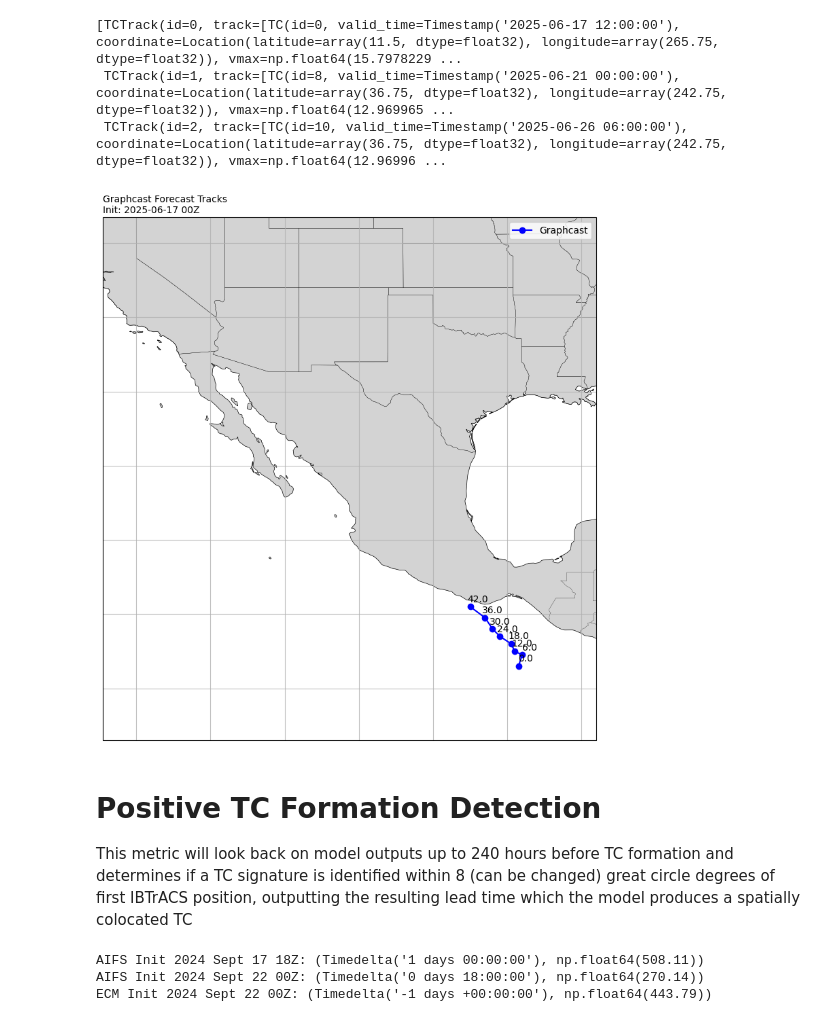
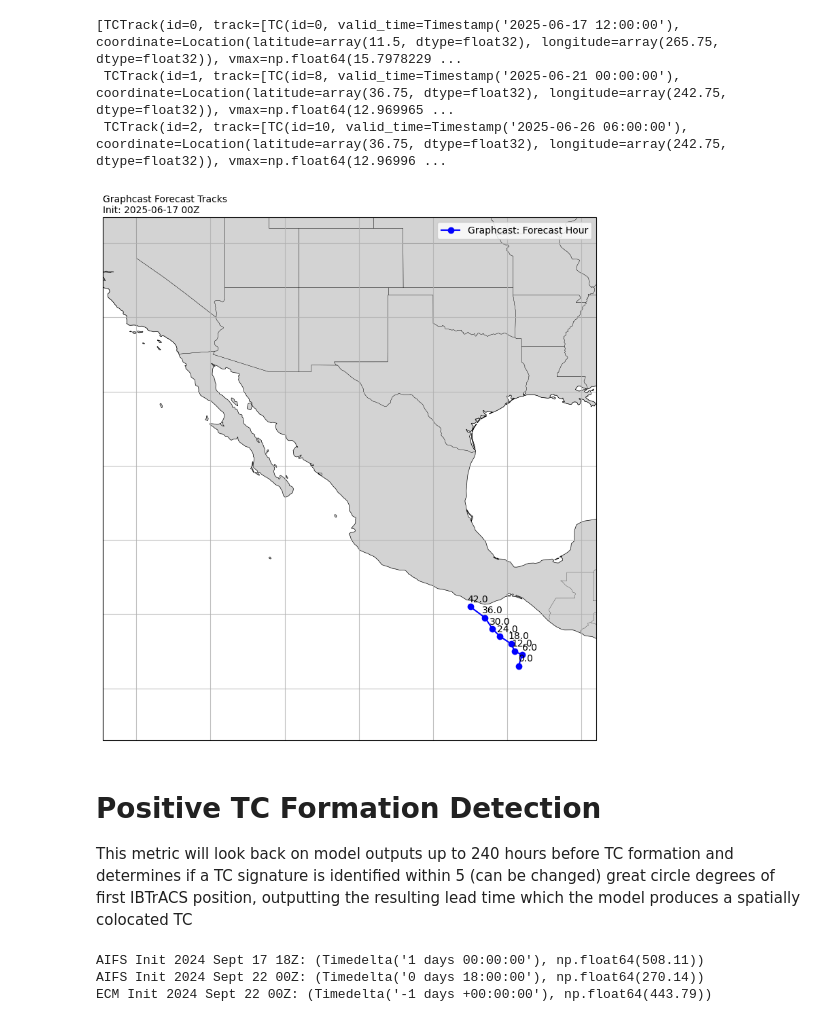
Before and after one commit to brightbandtech/ExtremeWeatherBench, a Jupyter notebook: dev/tropical_cyclone_basic.ipynb, the cells around one changed output. Cells and saved outputs as stored; diff of their text form; code cells hidden in the pictures.

Commit message:
updated MWE notebooks with computed metrics

```diff
--- a/dev/tropical_cyclone_basic.ipynb
+++ b/dev/tropical_cyclone_basic.ipynb
@@ -725,28 +725,28 @@ grap_tctracks
 # %%
 fig = plt.figure(figsize=(15, 10))
 ax = plt.axes(projection=ccrs.PlateCarree())
 # Add map features
 ax.add_feature(cfeature.BORDERS,linewidth=0.2)
 ax.gridlines(alpha=0.8)
 ax.add_feature(cfeature.STATES,linewidth=0.2)
 
 ax.add_feature(cfeature.LAND,facecolor='lightgray',edgecolor='k',linewidth=0.5)
 
 lons = [n.coordinate.longitude for grap_tctrack in grap_tctracks for n in grap_tctrack.track]
 lats = [n.coordinate.latitude for grap_tctrack in grap_tctracks for n in grap_tctrack.track]
 ax.set_extent([np.min(lons)-5,np.max(lons)+5, np.min(lats)-5, np.max(lats)+5], crs=ccrs.PlateCarree())
 
 # Plot first point of ERA5 track with larger marker and annotation
-[n.plot(ax=ax,transform=ccrs.PlateCarree(),label='Graphcast',color='b',marker='o') for n in grap_tctracks[0:1]]
+[n.plot(ax=ax,transform=ccrs.PlateCarree(),label='Graphcast: Forecast Hour',color='b',marker='o') for n in grap_tctracks[0:1]]
 [ax.annotate((n.valid_time - pd.Timestamp('2025-06-17 12:00:00')).total_seconds()/3600, xy=(n.coordinate.longitude+2, n.coordinate.latitude+2), xytext=(n.coordinate.longitude+0.5, n.coordinate.latitude+0.5), fontsize=10, ha='center', va='center') for n in grap_tctracks[0].track]
 ax.legend()
 ax.set_title('Graphcast Forecast Tracks\nInit: 2025-06-17 00Z', wrap=True, loc='left', fontsize=10)
 plt.show()
 # %% [output]
-[figure, old version]
+[figure, new version]
 # %% [markdown]
 # Positive TC Formation Detection
-This metric will look back on model outputs up to 240 hours before TC formation and determines if a TC signature is identified within 8 (can be changed) great circle degrees of first IBTrACS position, outputting the resulting lead time which the model produces a spatially colocated TC
+This metric will look back on model outputs up to 240 hours before TC formation and determines if a TC signature is identified within 5 (can be changed) great circle degrees of first IBTrACS position, outputting the resulting lead time which the model produces a spatially colocated TC
 # %%
 start_date = pd.Timestamp('2024-09-20 00:00')
 end_date = pd.Timestamp('2024-09-29 00:00')
```
Also changed, not shown: parts of 1 cell of this notebook, 1 other file.
